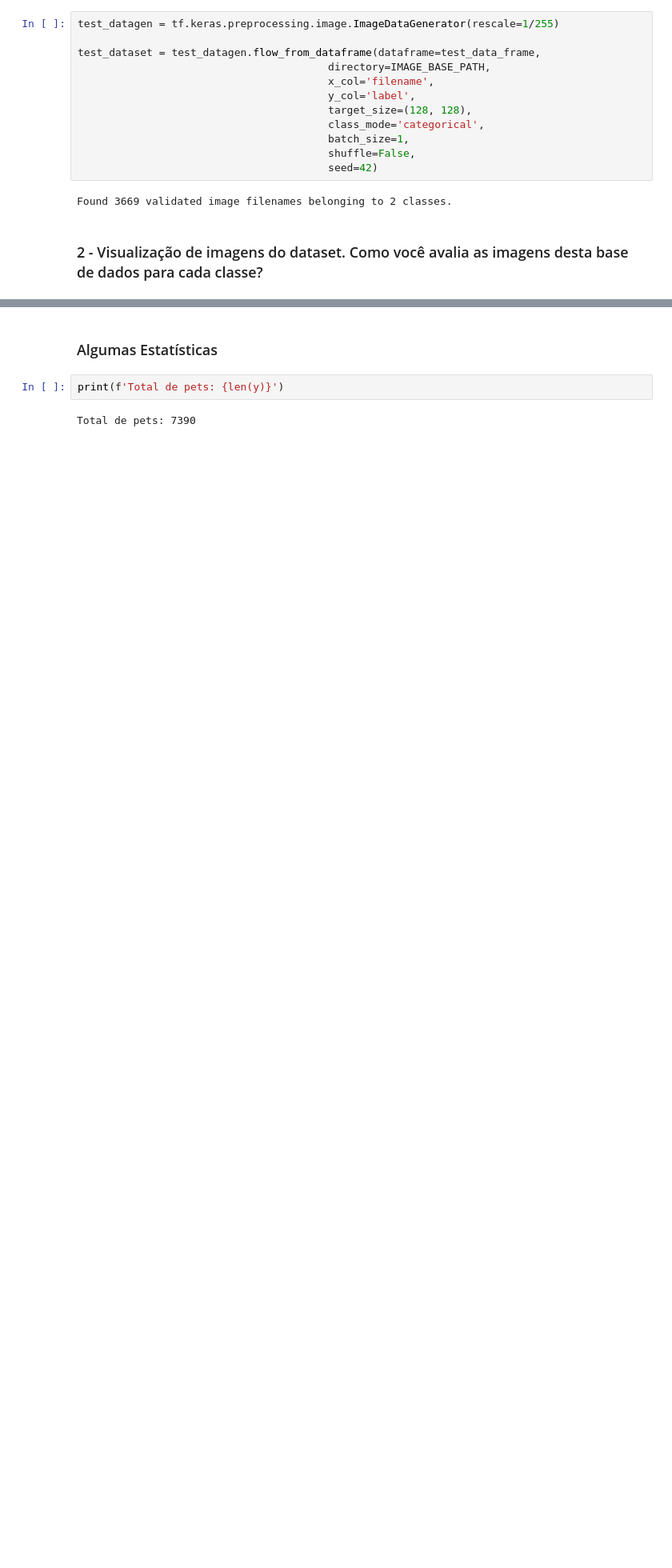
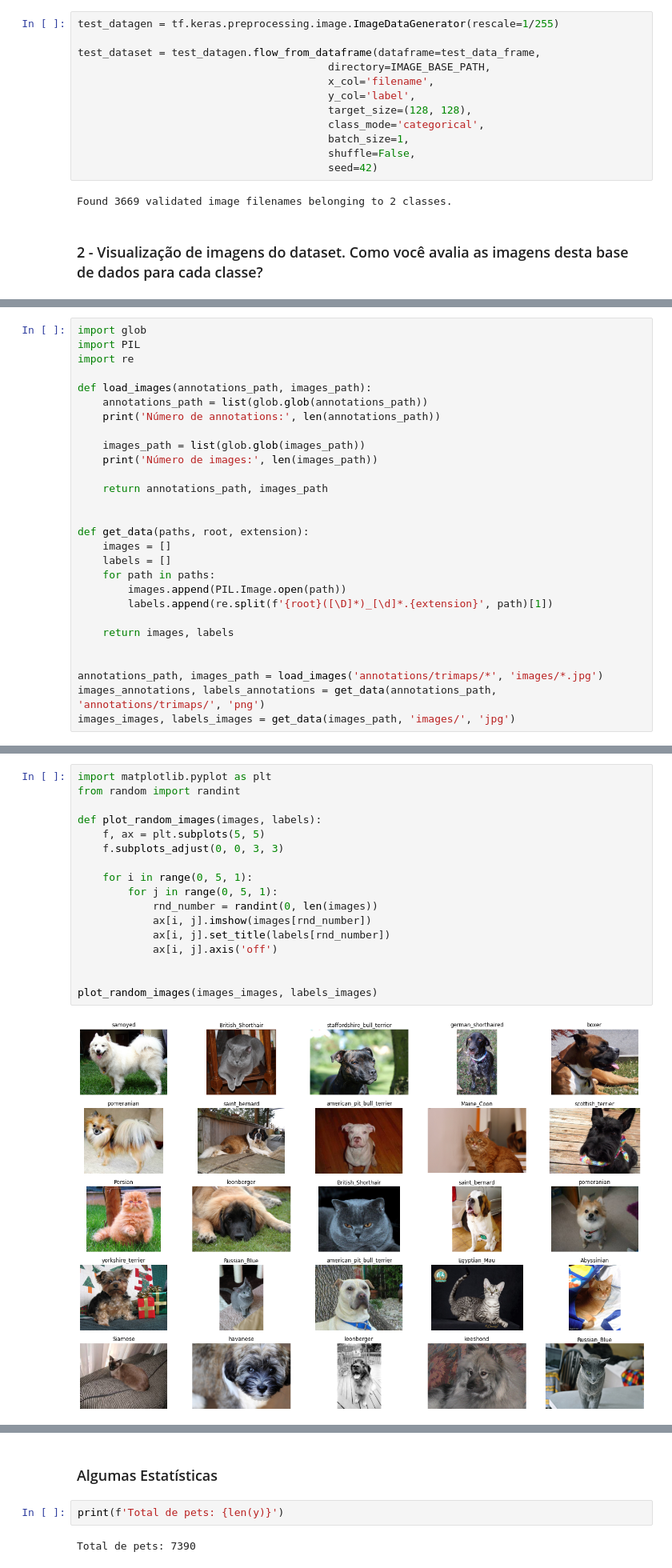
Before and after one commit to fernandakawasaki/cnn-pet-dataset, a Jupyter notebook: Redes_Convolucionais.ipynb, the cells around one changed output, grey strips where cells are left out. Shown at 80% size. Saved outputs shown, nothing was run; the diff lists cells and outputs as text; blank space fills up the shorter version.

```diff
--- a/Redes_Convolucionais.ipynb
+++ b/Redes_Convolucionais.ipynb
@@ -228,0 +169,28 @@ for i in range(0,5,1):
+# %%
+import glob
+import PIL
+import re
+
+def load_images(annotations_path, images_path):
+    annotations_path = list(glob.glob(annotations_path))
+    print('Número de annotations:', len(annotations_path))
+
+    images_path = list(glob.glob(images_path))
+    print('Número de images:', len(images_path))
+
+    return annotations_path, images_path
+
+
+def get_data(paths, root, extension):
+    images = []
+    labels = []
+    for path in paths:
+        images.append(PIL.Image.open(path))
+        labels.append(re.split(f'{root}([\D]*)_[\d]*.{extension}', path)[1])
+
+    return images, labels
+
+
+annotations_path, images_path = load_images('annotations/trimaps/*', 'images/*.jpg')
+images_annotations, labels_annotations = get_data(annotations_path, 'annotations/trimaps/', 'png')
+images_images, labels_images = get_data(images_path, 'images/', 'jpg')
@@ -228,0 +200,19 @@ for i in range(0,5,1):
+# %%
+import matplotlib.pyplot as plt
+from random import randint
+
+def plot_random_images(images, labels):
+    f, ax = plt.subplots(5, 5)
+    f.subplots_adjust(0, 0, 3, 3)
+
+    for i in range(0, 5, 1):
+        for j in range(0, 5, 1):
+            rnd_number = randint(0, len(images))
+            ax[i, j].imshow(images[rnd_number])
+            ax[i, j].set_title(labels[rnd_number])
+            ax[i, j].axis('off')
+
+
+plot_random_images(images_images, labels_images)
+# %% [output]
+[figure, added]
```
Also changed, not shown: parts of 24 cells of this notebook.
